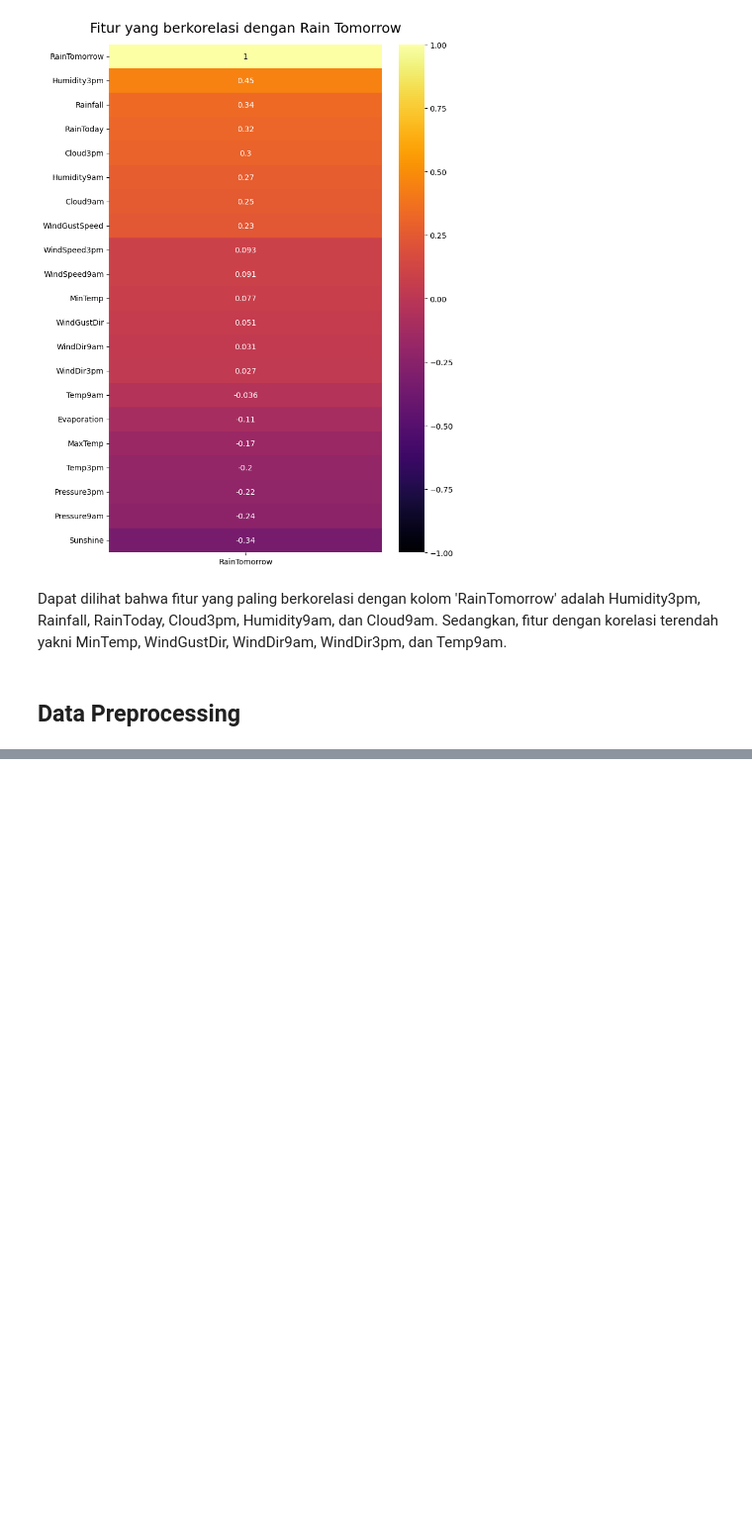
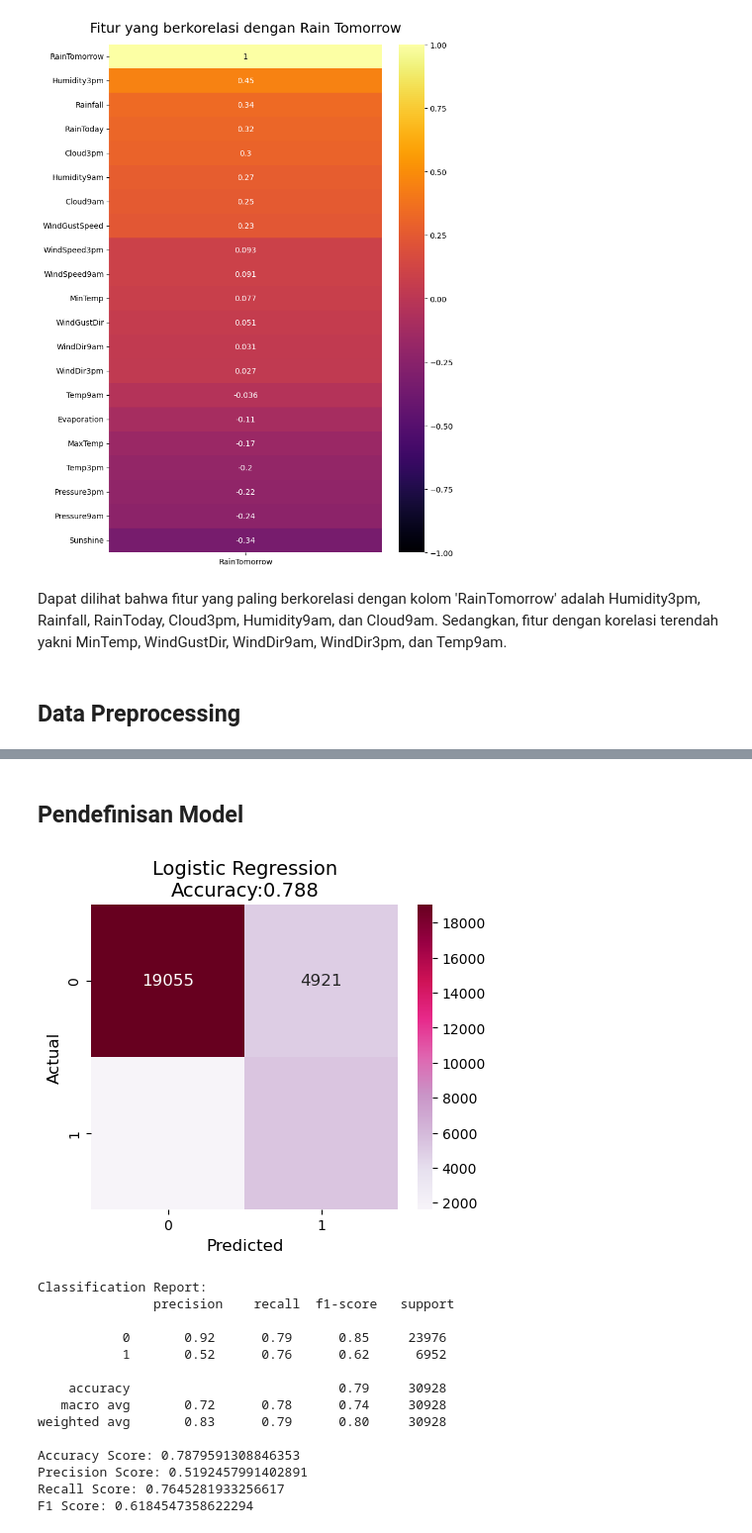
Before and after one commit to mfarizky/H8_5, a Jupyter notebook: project/PYTN_KampusMerdeka_fp2_Rijal.ipynb, the cells around one changed output, grey strips where cells are left out. Shown at 99% size. Cells and saved outputs as stored; diff of their text form; code cells hidden in the pictures; blank space fills up the shorter version.

```diff
--- a/project/PYTN_KampusMerdeka_fp2_Rijal.ipynb
+++ b/project/PYTN_KampusMerdeka_fp2_Rijal.ipynb
@@ -561,0 +637,3 @@ Dapat dilihat bahwa fitur yang paling berkorelasi dengan kolom 'RainTomorrow' ad
+# %%
+sfs.fit(x_transform, Y)
+sfs.get_feature_names_out()
@@ -561,0 +648,4 @@ Dapat dilihat bahwa fitur yang paling berkorelasi dengan kolom 'RainTomorrow' ad
+# %%
+X_train, X_test, y_train, y_test= train_test_split(X, Y, test_size=0.25)
+# %% [markdown]
+## Pendefinisan Model
@@ -561,0 +655,7 @@ Dapat dilihat bahwa fitur yang paling berkorelasi dengan kolom 'RainTomorrow' ad
+# %%
+logreg = LogisticRegression(C=0.8, class_weight='balanced', solver='liblinear', random_state=0)
+
+svm = svm.SVC(class_weight='balanced', kernel='linear')
+# %%
+logreg.fit(X_train, y_train)
+y_pred_lr = logreg.predict(X_test)
@@ -561,0 +666,32 @@ Dapat dilihat bahwa fitur yang paling berkorelasi dengan kolom 'RainTomorrow' ad
+# %%
+# Logistic Regression
+cm = confusion_matrix(y_test, y_pred_lr)
+
+plt.figure(figsize=(5,4))
+sns.heatmap(cm, annot=True,fmt=".0f", cmap="PuRd", annot_kws={"fontsize":12})
+plt.title("Logistic Regression\nAccuracy:{:.3f}".format(accuracy_score(y_test, y_pred_lr)), fontsize=14)
+plt.xlabel("Predicted", fontsize=12)
+plt.ylabel("Actual", fontsize=12)
+plt.show()
+print("Classification Report:\n", classification_report(y_test, y_pred_lr))
+
+print(f'Accuracy Score: {accuracy_score(y_test, y_pred_lr)}')
+print(f'Precision Score: {precision_score(y_test,y_pred_lr)}')
+print(f'Recall Score: {recall_score(y_test,y_pred_lr)}')
+print("F1 Score:",f1_score(y_test,y_pred_lr))
+# %% [output]
+[figure, added]
+Classification Report:
+               precision    recall  f1-score   support
+
+           0       0.92      0.79      0.85     23976
+           1       0.52      0.76      0.62      6952
+
+    accuracy                           0.79     30928
+   macro avg       0.72      0.78      0.74     30928
+weighted avg       0.83      0.79      0.80     30928
+
+Accuracy Score: 0.7879591308846353
+Precision Score: 0.5192457991402891
+Recall Score: 0.7645281933256617
+F1 Score: 0.6184547358622294
```
Also changed, not shown: parts of 21 cells of this notebook, 6 other files.
